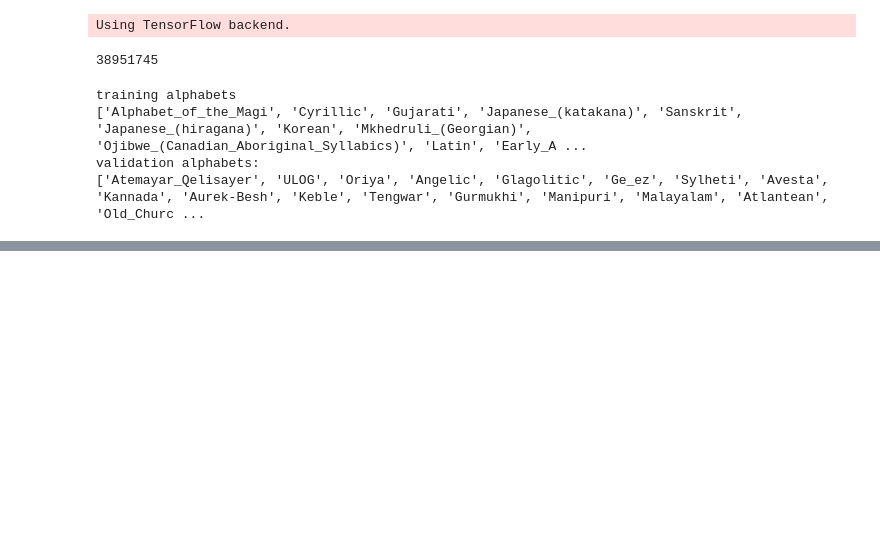
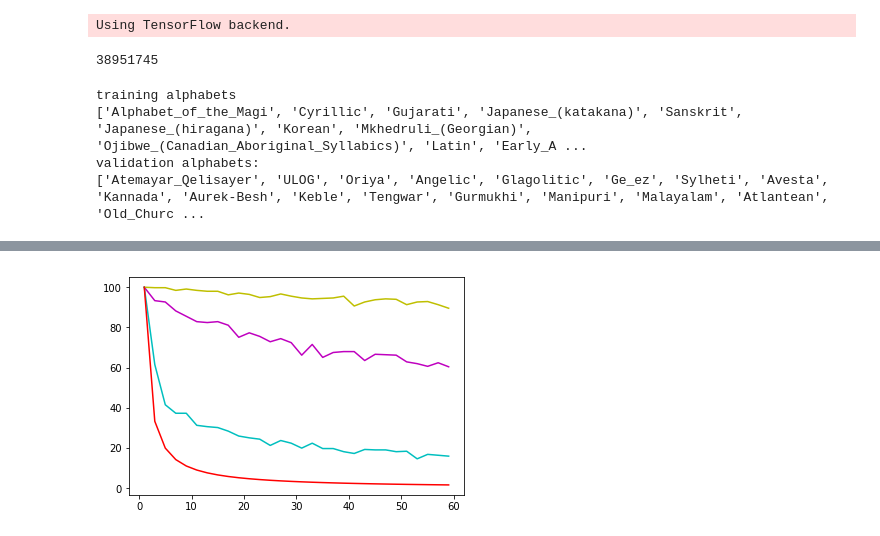
Before and after one commit to abhiyad/bad_siamese, a Jupyter notebook: SiameseNet.ipynb, the cells around one changed output, grey strips where cells are left out. Drawn from its saved outputs; the diff is of its cells as text; code cells hidden in the pictures; blank space fills up the shorter version.

```diff
--- a/SiameseNet.ipynb
+++ b/SiameseNet.ipynb
@@ -294,3 +311,11 @@ plt.show()
+# %%
+plt.plot(ways, val_accs, "m")
+plt.plot(ways, train_accs, "y")
+plt.plot(ways, nn_accs, "c")
+plt.plot(ways,100.0/ways,"r")
+plt.savefig('/home/abhishek/Pictures/graph_poisoned.jpg')
+# %% [output]
+[figure, added]
 # %%
 fig,ax = plt.subplots(1)
 ax.plot(ways,val_accs,"m",label="Siamese(val set)")
```
Also changed, not shown: parts of 8 cells of this notebook, 4 other files.
